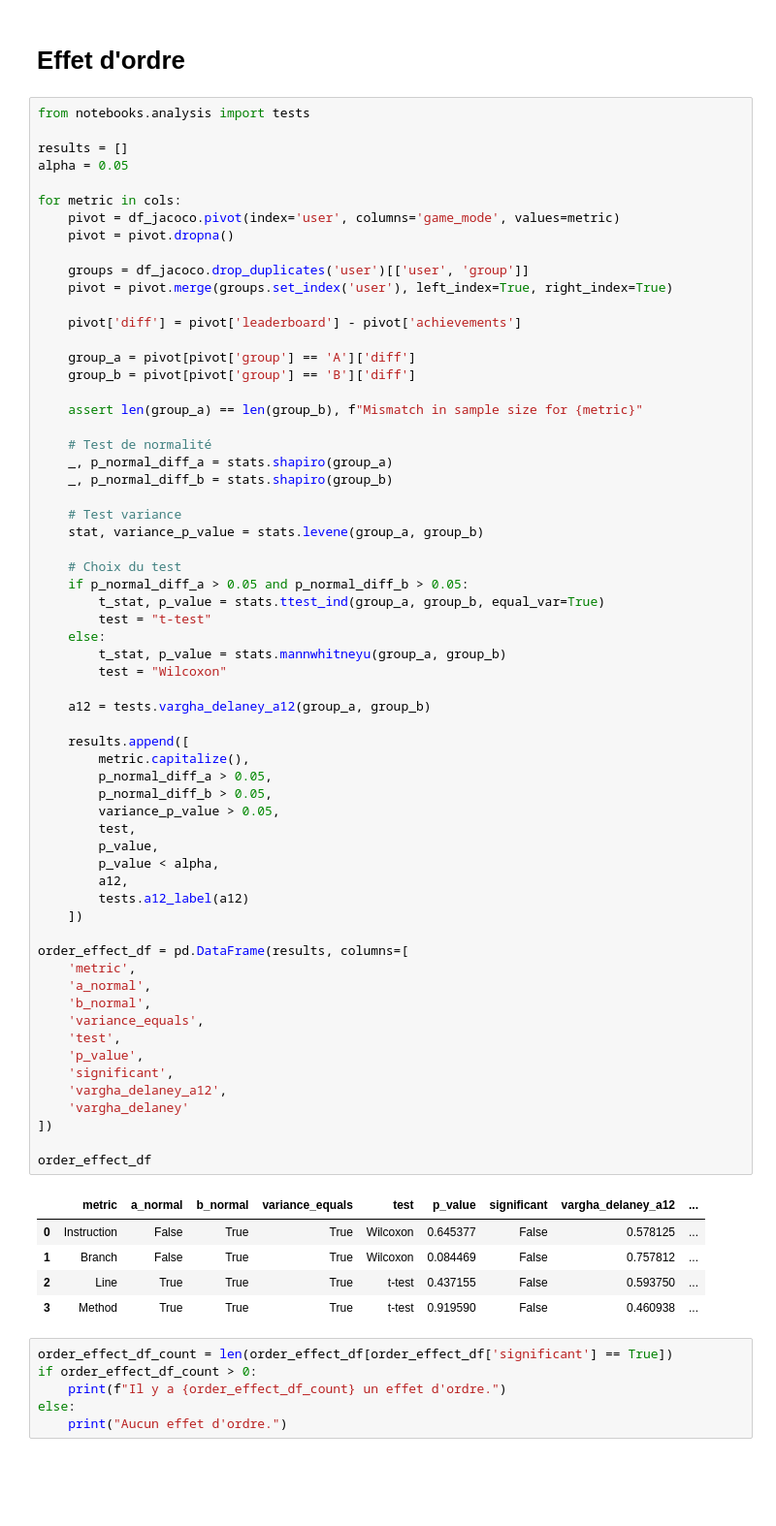
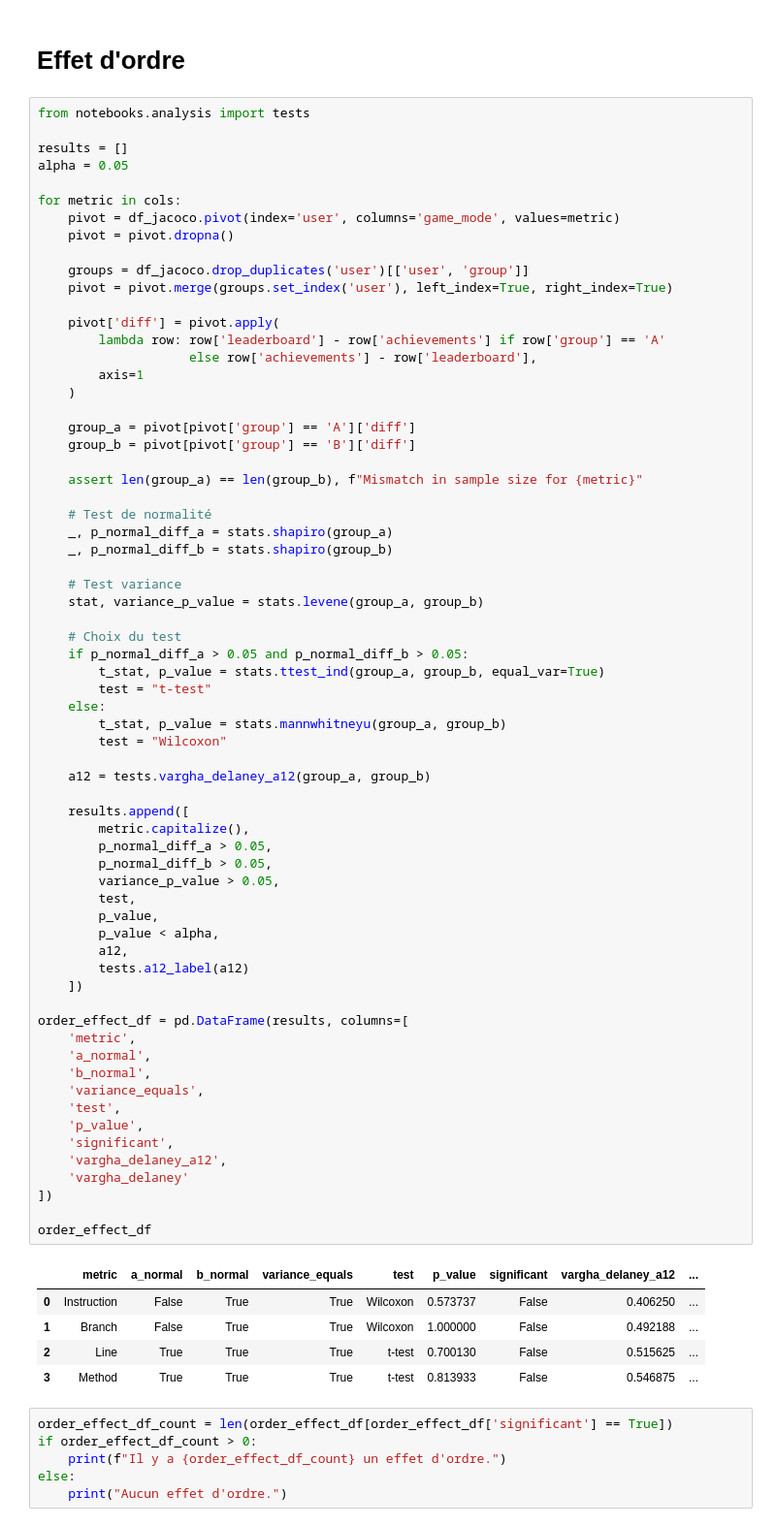
Before and after one commit to ThibBer/MemoireDataAnalytics, a Jupyter notebook: notebooks/analysis/JaCoCo.ipynb, the cells around one changed output. Shown at 97% size. Cells and saved outputs as stored; diff of their text form; blank space fills up the shorter version.

```diff
--- a/notebooks/analysis/JaCoCo.ipynb
+++ b/notebooks/analysis/JaCoCo.ipynb
@@ -32,7 +32,11 @@ for metric in cols:
     groups = df_jacoco.drop_duplicates('user')[['user', 'group']]
     pivot = pivot.merge(groups.set_index('user'), left_index=True, right_index=True)
 
-    pivot['diff'] = pivot['leaderboard'] - pivot['achievements']
+    pivot['diff'] = pivot.apply(
+        lambda row: row['leaderboard'] - row['achievements'] if row['group'] == 'A'
+                    else row['achievements'] - row['leaderboard'],
+        axis=1
+    )
 
     group_a = pivot[pivot['group'] == 'A']['diff']
     group_b = pivot[pivot['group'] == 'B']['diff']
@@ -56,37 +60,37 @@ for metric in cols:
 
     a12 = tests.vargha_delaney_a12(group_a, group_b)
 
     results.append([
         metric.capitalize(),
         p_normal_diff_a > 0.05,
         p_normal_diff_b > 0.05,
         variance_p_value > 0.05,
         test,
         p_value,
         p_value < alpha,
         a12,
         tests.a12_label(a12)
     ])
 
 order_effect_df = pd.DataFrame(results, columns=[
     'metric',
     'a_normal',
     'b_normal',
     'variance_equals',
     'test',
     'p_value',
     'significant',
     'vargha_delaney_a12',
     'vargha_delaney'
 ])
 
 order_effect_df
 # %% [output]
 |  | metric | a_normal | b_normal | variance_equals | test | p_value | significant | vargha_delaney_a12 | ... |
-| 0 | Instruction | False | True | True | Wilcoxon | 0.645377 | False | 0.578125 | ... |
-| 1 | Branch | False | True | True | Wilcoxon | 0.084469 | False | 0.757812 | ... |
-| 2 | Line | True | True | True | t-test | 0.437155 | False | 0.593750 | ... |
-| 3 | Method | True | True | True | t-test | 0.919590 | False | 0.460938 | ... |
+| 0 | Instruction | False | True | True | Wilcoxon | 0.573737 | False | 0.406250 | ... |
+| 1 | Branch | False | True | True | Wilcoxon | 1.000000 | False | 0.492188 | ... |
+| 2 | Line | True | True | True | t-test | 0.700130 | False | 0.515625 | ... |
+| 3 | Method | True | True | True | t-test | 0.813933 | False | 0.546875 | ... |
 # %%
 order_effect_df_count = len(order_effect_df[order_effect_df['significant'] == True])
 if order_effect_df_count > 0:
```
Also changed, not shown: 3 other files.
